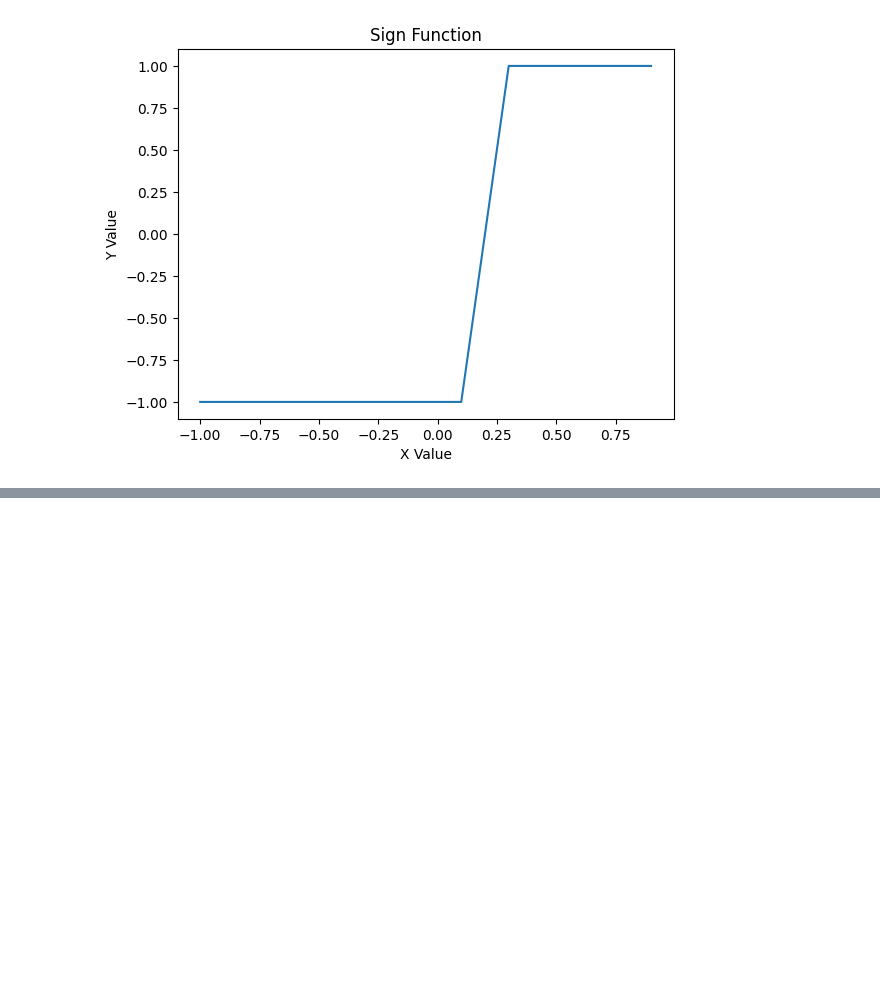
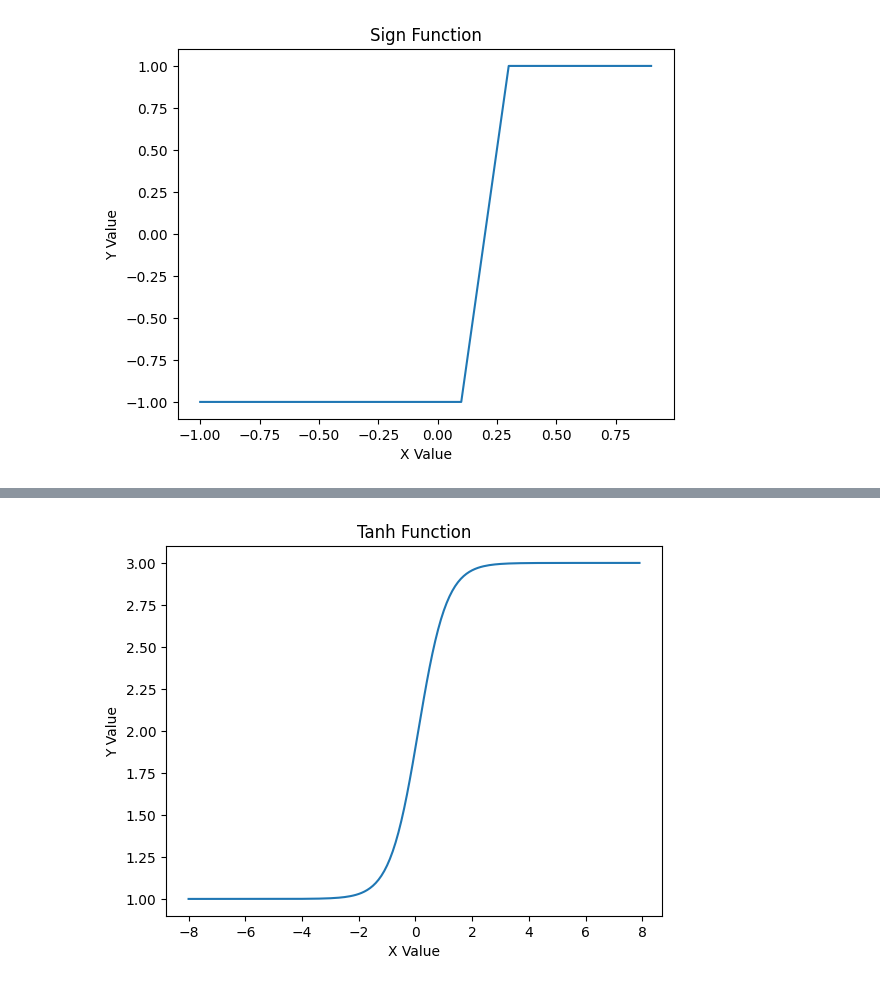
Before and after one commit to s5707515/AIGameProgramming, a Jupyter notebook: Week_2.ipynb, the cells around one changed output, grey strips where cells are left out. Cells and saved outputs as stored; diff of their text form; code cells hidden in the pictures; blank space fills up the shorter version.

```diff
--- a/Week_2.ipynb
+++ b/Week_2.ipynb
@@ -131,0 +224,19 @@ plt.show()
+# %%
+x_values = np.array([])
+y_values = np.array([])
+
+
+for i in range(-80,80):
+
+  x_values = np.append(x_values, i/10)
+  y_values = np.append(y_values, Tanh(i/10, theta))
+
+
+plt.plot(x_values, y_values)
+
+plt.xlabel("X Value")
+plt.ylabel("Y Value")
+plt.title("Tanh Function")
+plt.show()
+# %% [output]
+[figure, added]
```
Also changed, not shown: parts of 5 cells of this notebook.
